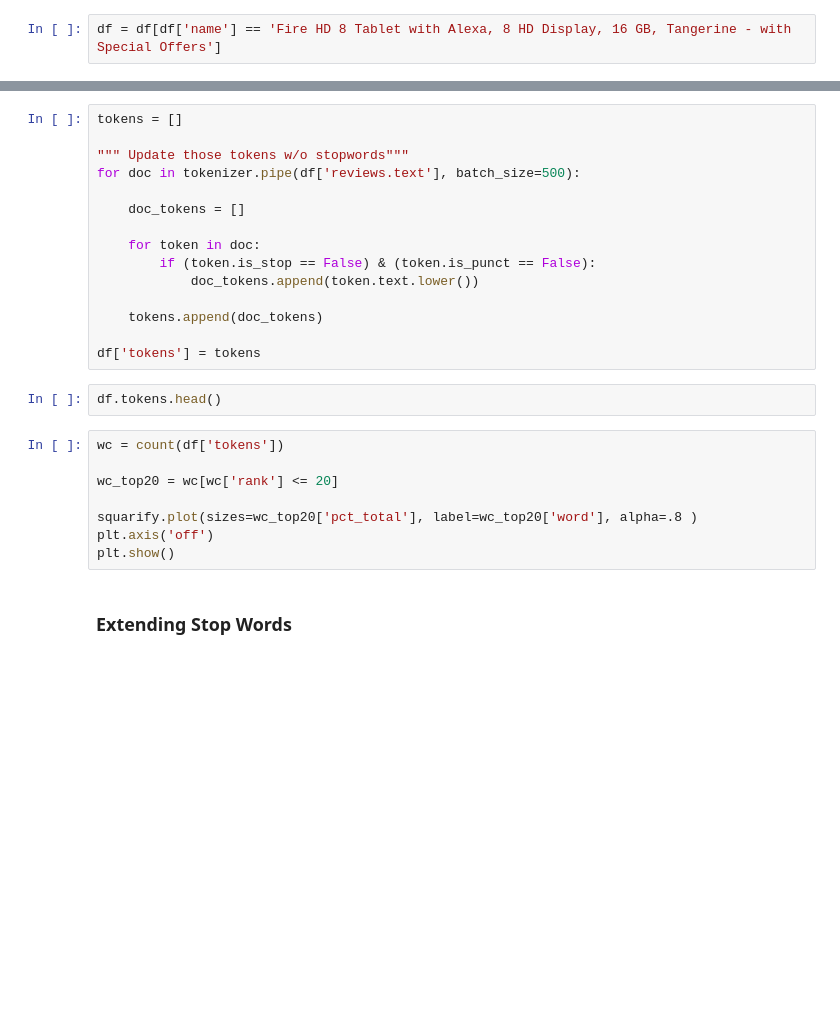
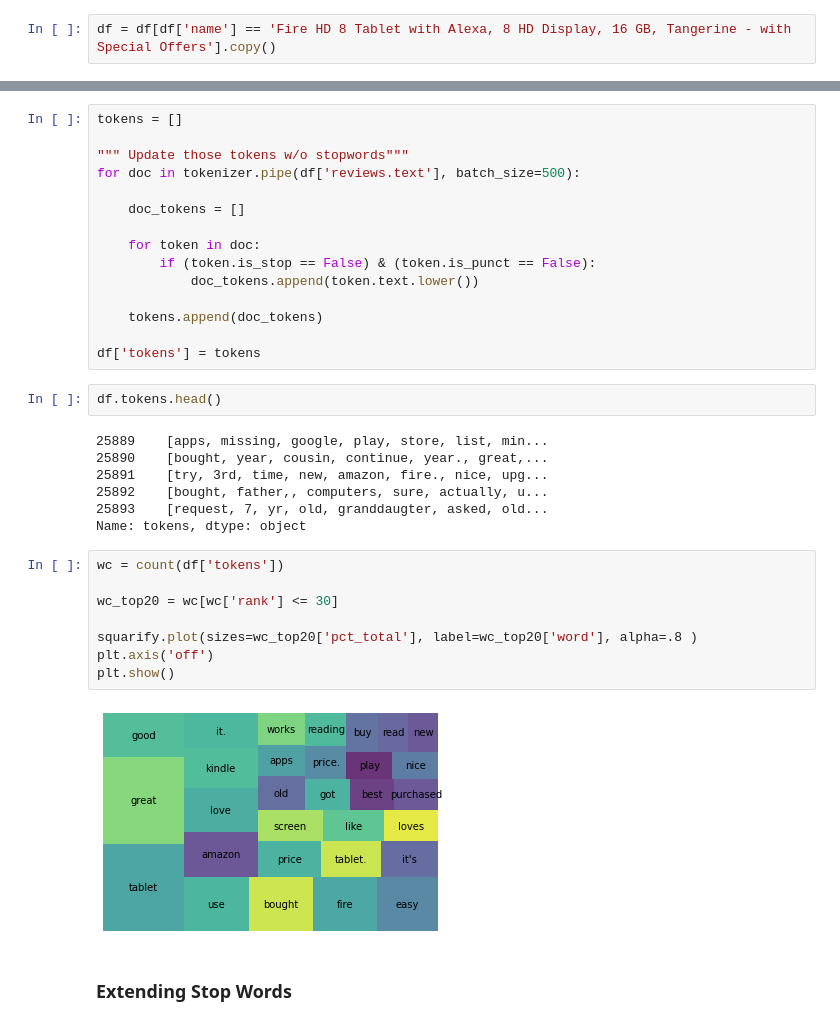
Before and after one commit to ekselan/DS-Unit-4-Sprint-1-NLP, a Jupyter notebook: module1-text-data/LS_DS_411_Text Data_Lecture.ipynb, the cells around one changed output, grey strips where cells are left out. Drawn from its saved outputs; the diff is of its cells as text; blank space fills up the shorter version.

```diff
--- a/module1-text-data/LS_DS_411_Text Data_Lecture.ipynb
+++ b/module1-text-data/LS_DS_411_Text Data_Lecture.ipynb
@@ -417,7 +419,7 @@ df['name'][9000]
 # %% [output]
 'AmazonBasics AA Performance Alkaline Batteries (48 Count) - Packaging May Vary'
 # %%
-df = df[df['name'] == 'Fire HD 8 Tablet with Alexa, 8 HD Display, 16 GB, Tangerine - with Special Offers']
+df = df[df['name'] == 'Fire HD 8 Tablet with Alexa, 8 HD Display, 16 GB, Tangerine - with Special Offers'].copy()
 # %%
 # Tokenizer Pipe
 
@@ -513,14 +544,23 @@ for doc in tokenizer.pipe(df['reviews.text'], batch_size=500):
 df['tokens'] = tokens
 # %%
 df.tokens.head()
+# %% [output]
+25889    [apps, missing, google, play, store, list, min...
+25890    [bought, year, cousin, continue, year., great,...
+25891    [try, 3rd, time, new, amazon, fire., nice, upg...
+25892    [bought, father,, computers, sure, actually, u...
+25893    [request, 7, yr, old, granddaugter, asked, old...
+Name: tokens, dtype: object
 # %%
 wc = count(df['tokens'])
 
-wc_top20 = wc[wc['rank'] <= 20]
+wc_top20 = wc[wc['rank'] <= 30]
 
 squarify.plot(sizes=wc_top20['pct_total'], label=wc_top20['word'], alpha=.8 )
 plt.axis('off')
 plt.show()
+# %% [output]
+[figure, added]
 # %% [markdown]
 ### Extending Stop Words
 # %%
```
Also changed, not shown: parts of 14 cells of this notebook.
